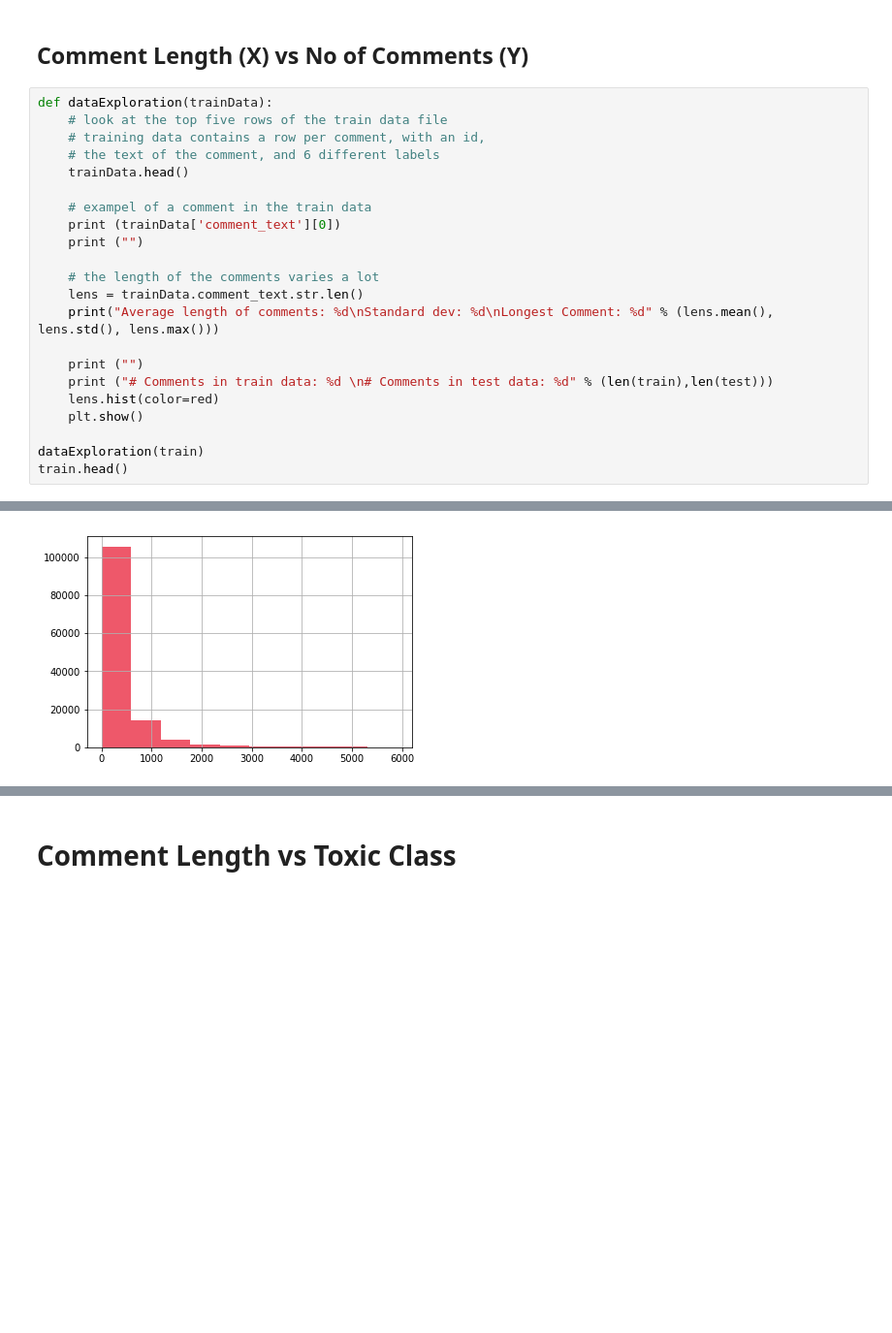
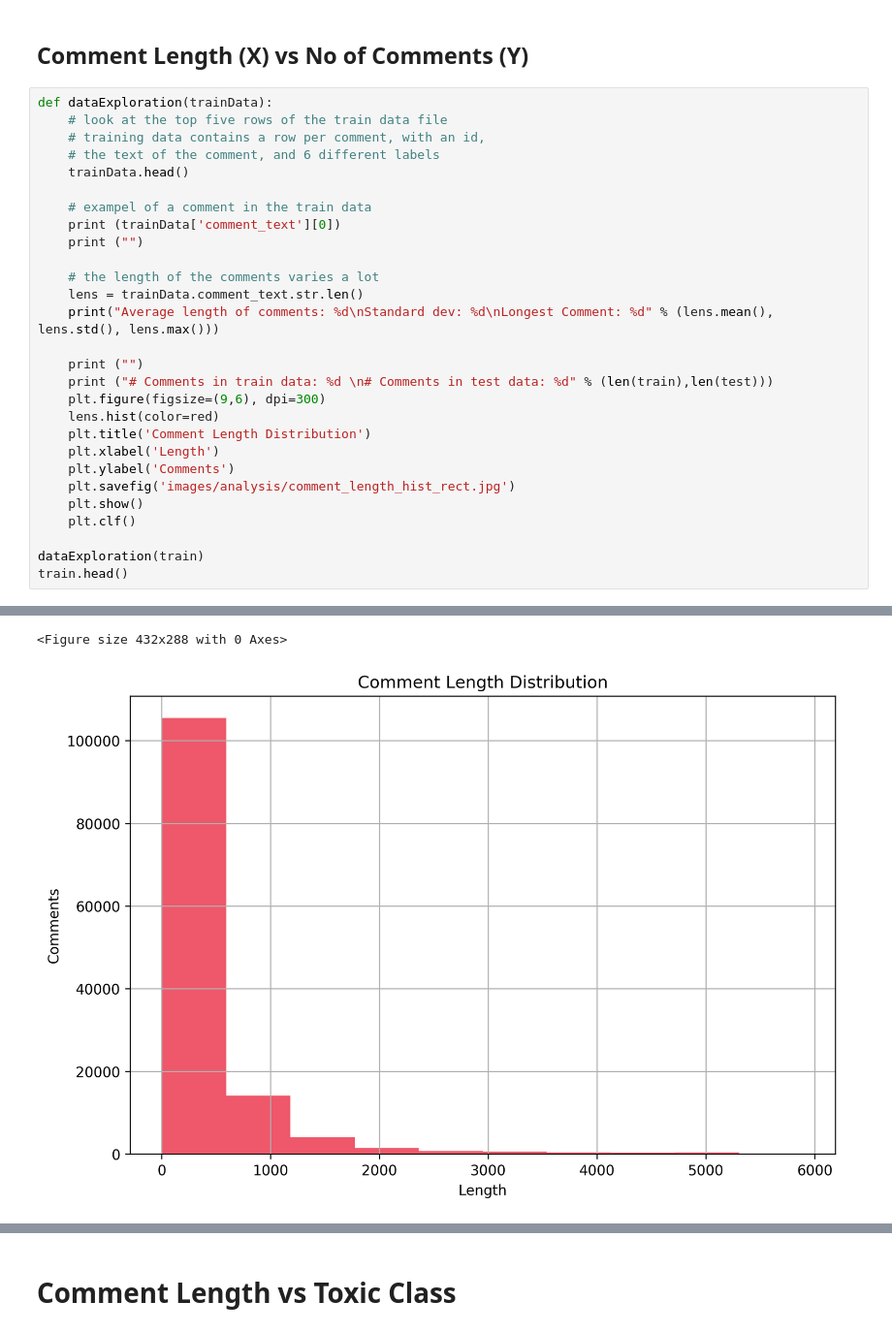
Before and after one commit to PuneetKohli/toxic_comment_classification, a Jupyter notebook: Data Exploration.ipynb, the cells around one changed output, grey strips where cells are left out. Shown: that part at 97% size. Saved outputs shown, nothing was run; the diff lists cells and outputs as text; blank space fills up the shorter version.

```diff
--- a/Data Exploration.ipynb
+++ b/Data Exploration.ipynb
@@ -57,34 +57,41 @@ def dataExploration(trainData):
     # look at the top five rows of the train data file
     # training data contains a row per comment, with an id,
     # the text of the comment, and 6 different labels
     trainData.head()
 
     # exampel of a comment in the train data
     print (trainData['comment_text'][0])
     print ("")
 
     # the length of the comments varies a lot
     lens = trainData.comment_text.str.len()
     print("Average length of comments: %d\nStandard dev: %d\nLongest Comment: %d" % (lens.mean(), lens.std(), lens.max()))
 
     print ("")
     print ("# Comments in train data: %d \n# Comments in test data: %d" % (len(train),len(test)))
+    plt.figure(figsize=(9,6), dpi=300)
     lens.hist(color=red)
+    plt.title('Comment Length Distribution')
+    plt.xlabel('Length')
+    plt.ylabel('Comments')
+    plt.savefig('images/analysis/comment_length_hist_rect.jpg')
     plt.show()
+    plt.clf()
 
 dataExploration(train)
 train.head()
 # %% [output]
 Grandma Terri Should Burn in Trash
 Grandma Terri is trash. I hate Grandma Terri. F%%K her to HELL! 71.74.76.40
 
 Average length of comments: 395
 Standard dev: 594
 Longest Comment: 5895
 
 # Comments in train data: 127656
 # Comments in test data: 31915
+<Figure size 432x288 with 0 Axes>
-[figure, old version]
+[figure, new version]
 |  | Unnamed: 0 | id | comment_text | toxic | severe_toxic | obscene | threat | insult | identity_hate |
 | 0 | 140030 | ed56f082116dcbd0 | Grandma Terri Should Burn in Tras... | 1 | 0 | 0 | 0 | 0 | 0 |
 | 1 | 159124 | f8e3cd98b63bf401 | , 9 May 2009 (UTC)\nIt would be e... | 0 | 0 | 0 | 0 | 0 | 0 |
```
Also changed, not shown: 3 other files.
